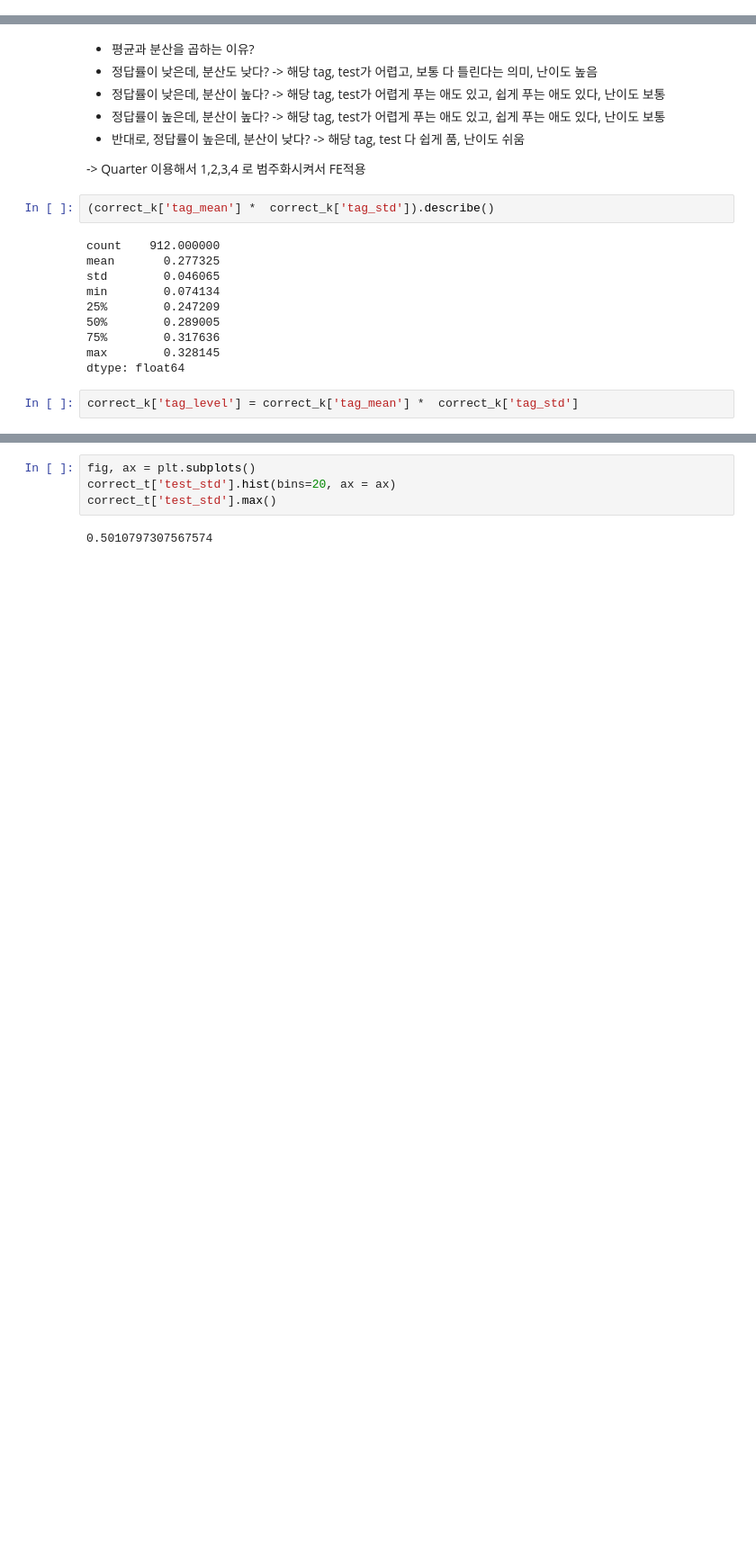
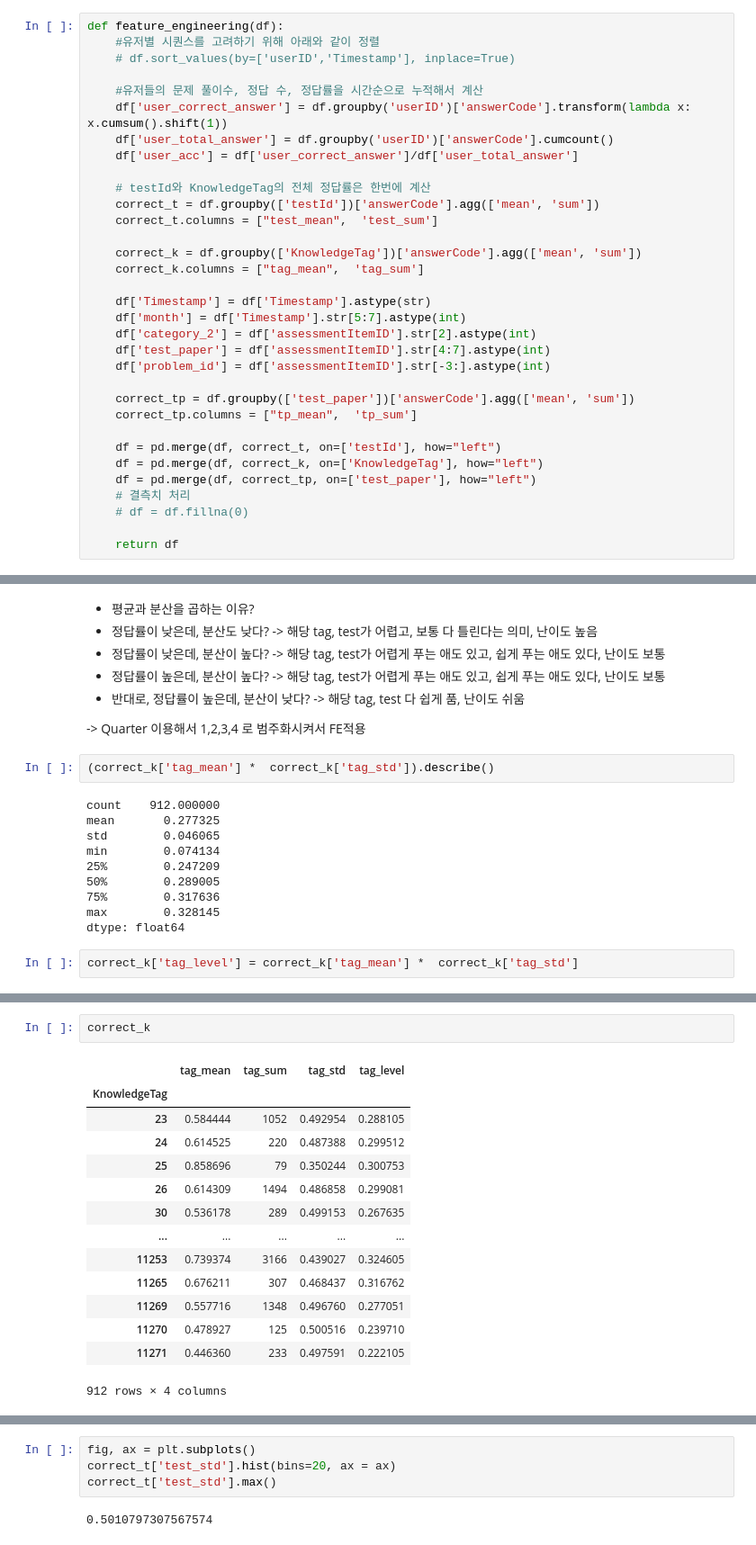
Before and after one commit to boostcampaitech4lv23recsys2/level2_dkt_recsys-level2-recsys-09, a Jupyter notebook: code/EDA&Preprocessing/LJH_Tabular_EDA.ipynb, the cells around one changed output, grey strips where cells are left out. Shown at 90% size. Cells and saved outputs as stored; diff of their text form; blank space fills up the shorter version.

```diff
--- a/code/EDA/LJH_Tabular_EDA.ipynb
+++ b/code/EDA&Preprocessing/LJH_Tabular_EDA.ipynb
@@ -39,2 +60,35 @@ df
+# %%
+def feature_engineering(df):
+    #유저별 시퀀스를 고려하기 위해 아래와 같이 정렬
+    # df.sort_values(by=['userID','Timestamp'], inplace=True)
+
+    #유저들의 문제 풀이수, 정답 수, 정답률을 시간순으로 누적해서 계산
+    df['user_correct_answer'] = df.groupby('userID')['answerCode'].transform(lambda x: x.cumsum().shift(1))
+    df['user_total_answer'] = df.groupby('userID')['answerCode'].cumcount()
+    df['user_acc'] = df['user_correct_answer']/df['user_total_answer']
+
+    # testId와 KnowledgeTag의 전체 정답률은 한번에 계산
+    correct_t = df.groupby(['testId'])['answerCode'].agg(['mean', 'sum'])
+    correct_t.columns = ["test_mean",  'test_sum']
+
+    correct_k = df.groupby(['KnowledgeTag'])['answerCode'].agg(['mean', 'sum'])
+    correct_k.columns = ["tag_mean",  'tag_sum']
+
+    df['Timestamp'] = df['Timestamp'].astype(str)
+    df['month'] = df['Timestamp'].str[5:7].astype(int)
+    df['category_2'] = df['assessmentItemID'].str[2].astype(int)
+    df['test_paper'] = df['assessmentItemID'].str[4:7].astype(int)
+    df['problem_id'] = df['assessmentItemID'].str[-3:].astype(int)
+
+    correct_tp = df.groupby(['test_paper'])['answerCode'].agg(['mean', 'sum'])
+    correct_tp.columns = ["tp_mean",  'tp_sum']
+
+    df = pd.merge(df, correct_t, on=['testId'], how="left")
+    df = pd.merge(df, correct_k, on=['KnowledgeTag'], how="left")
+    df = pd.merge(df, correct_tp, on=['test_paper'], how="left")
+    # 결측치 처리
+    # df = df.fillna(0)
+
+    return df
 # %% [markdown]
 # Test ----- AnswerCode
@@ -214,0 +325,17 @@ correct_k['tag_level'] = correct_k['tag_mean'] *  correct_k['tag_std']
+# %%
+correct_k
+# %% [output]
+|  | tag_mean | tag_sum | tag_std | tag_level |
+| KnowledgeTag |  |  |  |  |
+| 23 | 0.584444 | 1052 | 0.492954 | 0.288105 |
+| 24 | 0.614525 | 220 | 0.487388 | 0.299512 |
+| 25 | 0.858696 | 79 | 0.350244 | 0.300753 |
+| 26 | 0.614309 | 1494 | 0.486858 | 0.299081 |
+| 30 | 0.536178 | 289 | 0.499153 | 0.267635 |
+| ... | ... | ... | ... | ... |
+| 11253 | 0.739374 | 3166 | 0.439027 | 0.324605 |
+| 11265 | 0.676211 | 307 | 0.468437 | 0.316762 |
+| 11269 | 0.557716 | 1348 | 0.496760 | 0.277051 |
+| 11270 | 0.478927 | 125 | 0.500516 | 0.239710 |
+| 11271 | 0.446360 | 233 | 0.497591 | 0.222105 |
+912 rows × 4 columns
```
Also changed, not shown: parts of 17 cells of this notebook, 4 other files.
